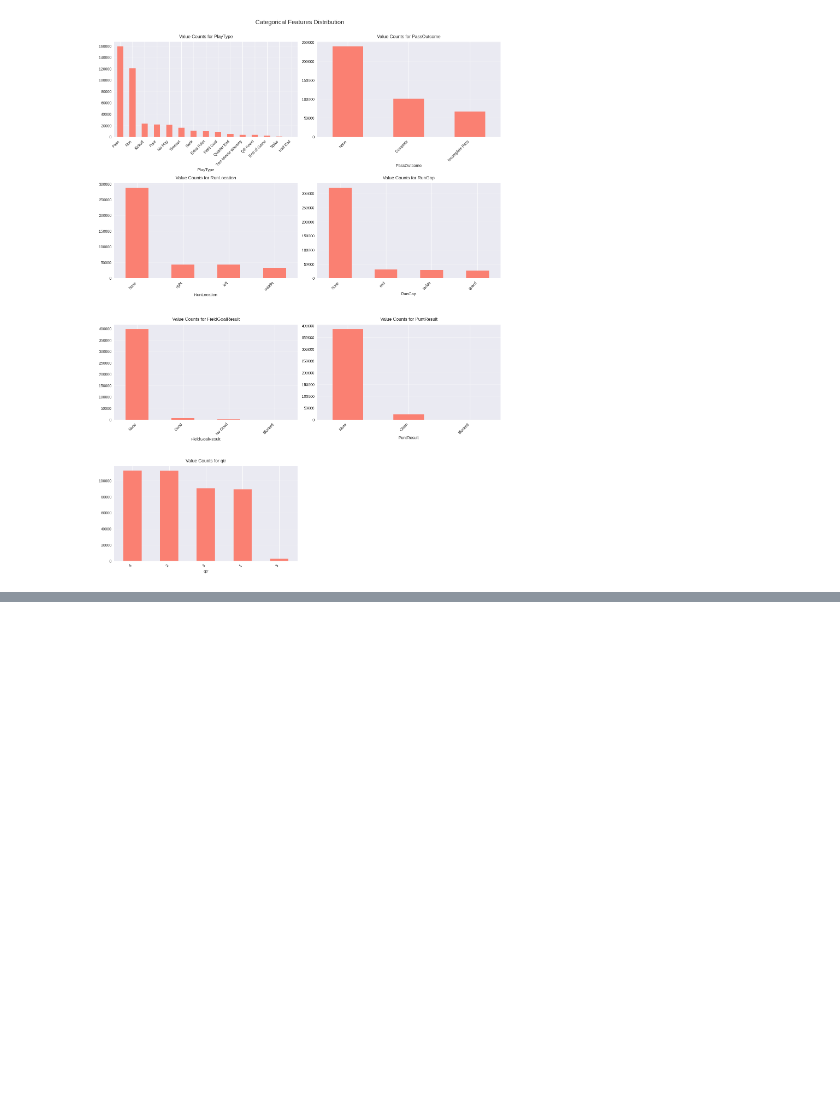
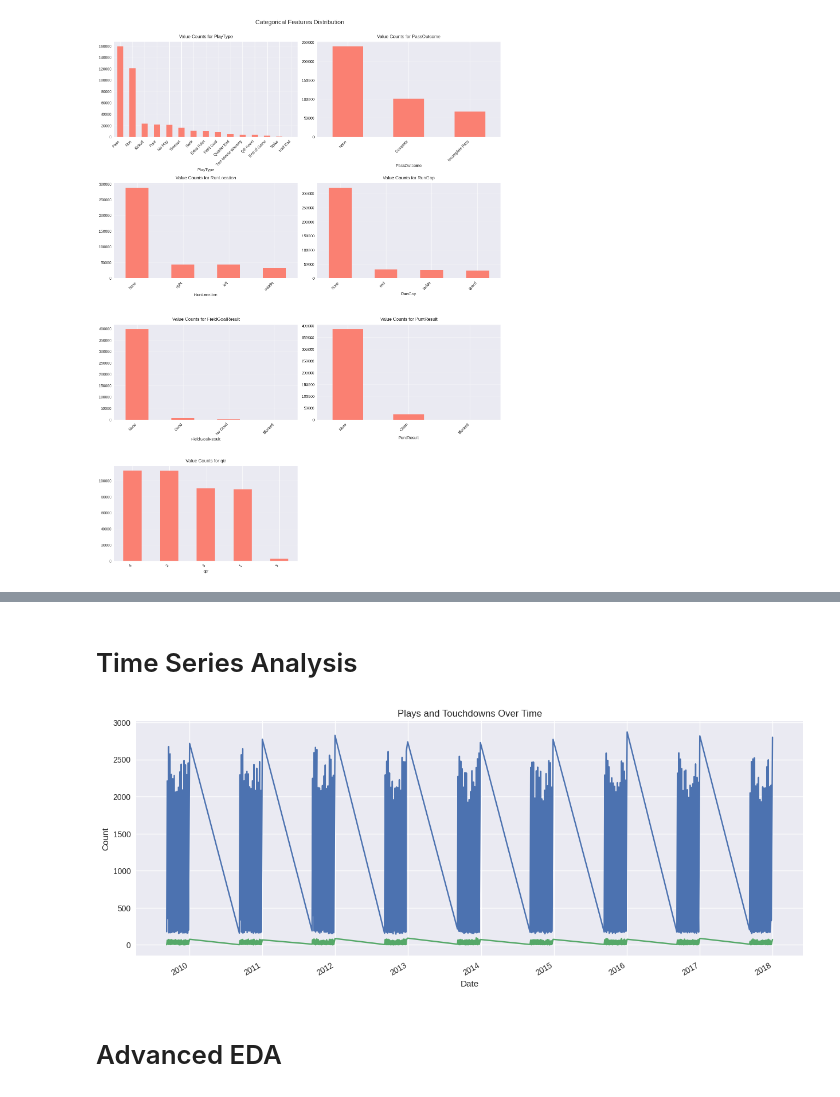
Before and after one commit to alistechworld/Data-Cleaning-Challenge-and-Prediction-NFL, a Jupyter notebook: data-cleaning-challenge-and-prediction-nfl.ipynb, the cells around one changed output, grey strips where cells are left out. Cells and saved outputs as stored; diff of their text form; code cells hidden in the pictures; blank space fills up the shorter version.

```diff
--- a/data-cleaning-challenge-and-prediction-nfl.ipynb
+++ b/data-cleaning-challenge-and-prediction-nfl.ipynb
@@ -325,0 +353,20 @@ plt.show()
+# %% [markdown]
+# Time Series Analysis
+# %%
+# Create a data column for time series analysis
+if 'Date' in df_clean.columns:
+    # Aggregate data by date
+    daily_plays = df_clean.groupby('Date').size()
+    daily_touchdowns = df_clean.groupby('Date')['Touchdown'].sum()
+
+    plt.figure(figsize=(15, 6))
+    daily_plays.plot(label="Total Plays")
+    daily_touchdowns.plot(label="Touchdowns")
+    plt.title("Plays and Touchdowns Over Time")
+    plt.ylabel('Count')
+    # plt.legened()
+    plt.show()
+# %% [output]
+[figure, added]
+# %% [markdown]
+# Advanced EDA
```
Also changed, not shown: parts of 3 cells of this notebook.
